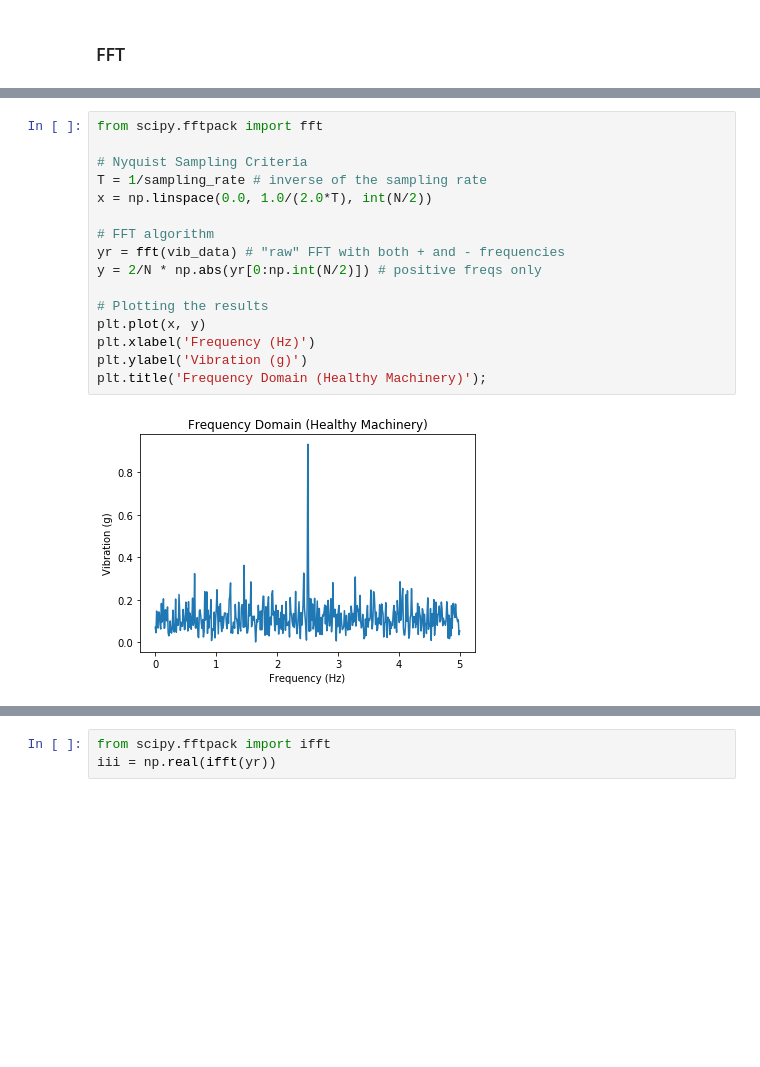
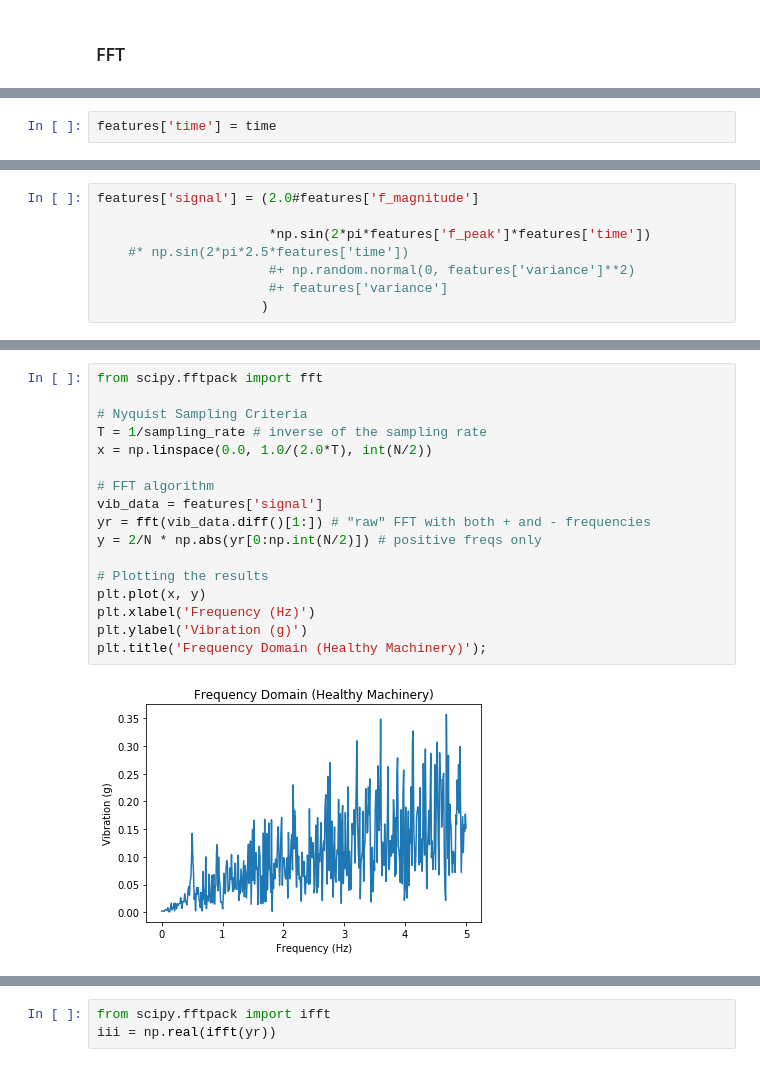
Before and after one commit to douglasmacdonald/python, a Jupyter notebook: notebooks/sim/sim.ipynb, the cells around one changed output, grey strips where cells are left out. Cells and saved outputs as stored; diff of their text form; blank space fills up the shorter version.

```diff
--- a/notebooks/sim/sim.ipynb
+++ b/notebooks/sim/sim.ipynb
@@ -306,0 +257,2 @@ plt.title('Time Domain (Healthy Machinery)');
+# %%
+features['time'] = time
@@ -306,0 +268,8 @@ plt.title('Time Domain (Healthy Machinery)');
+# %%
+features['signal'] = (2.0#features['f_magnitude']
+
+                      *np.sin(2*pi*features['f_peak']*features['time'])
+    #* np.sin(2*pi*2.5*features['time'])
+                      #+ np.random.normal(0, features['variance']**2)
+                      #+ features['variance']
+                     )
@@ -307,18 +300,19 @@ plt.title('Time Domain (Healthy Machinery)');
 # %%
 from scipy.fftpack import fft
 
 # Nyquist Sampling Criteria
 T = 1/sampling_rate # inverse of the sampling rate
 x = np.linspace(0.0, 1.0/(2.0*T), int(N/2))
 
 # FFT algorithm
-yr = fft(vib_data) # "raw" FFT with both + and - frequencies
+vib_data = features['signal']
+yr = fft(vib_data.diff()[1:]) # "raw" FFT with both + and - frequencies
 y = 2/N * np.abs(yr[0:np.int(N/2)]) # positive freqs only
 
 # Plotting the results
 plt.plot(x, y)
 plt.xlabel('Frequency (Hz)')
 plt.ylabel('Vibration (g)')
 plt.title('Frequency Domain (Healthy Machinery)');
 # %% [output]
-[figure, old version]
+[figure, new version]
```
Also changed, not shown: parts of 22 cells of this notebook.
